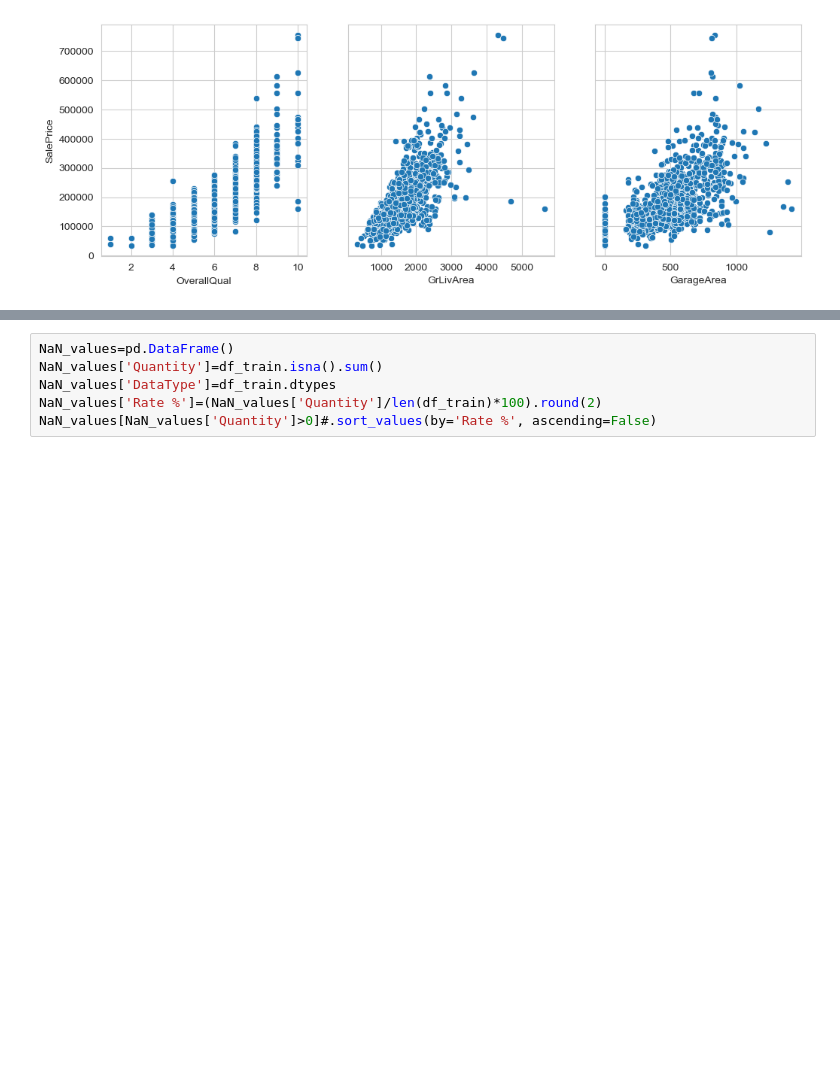
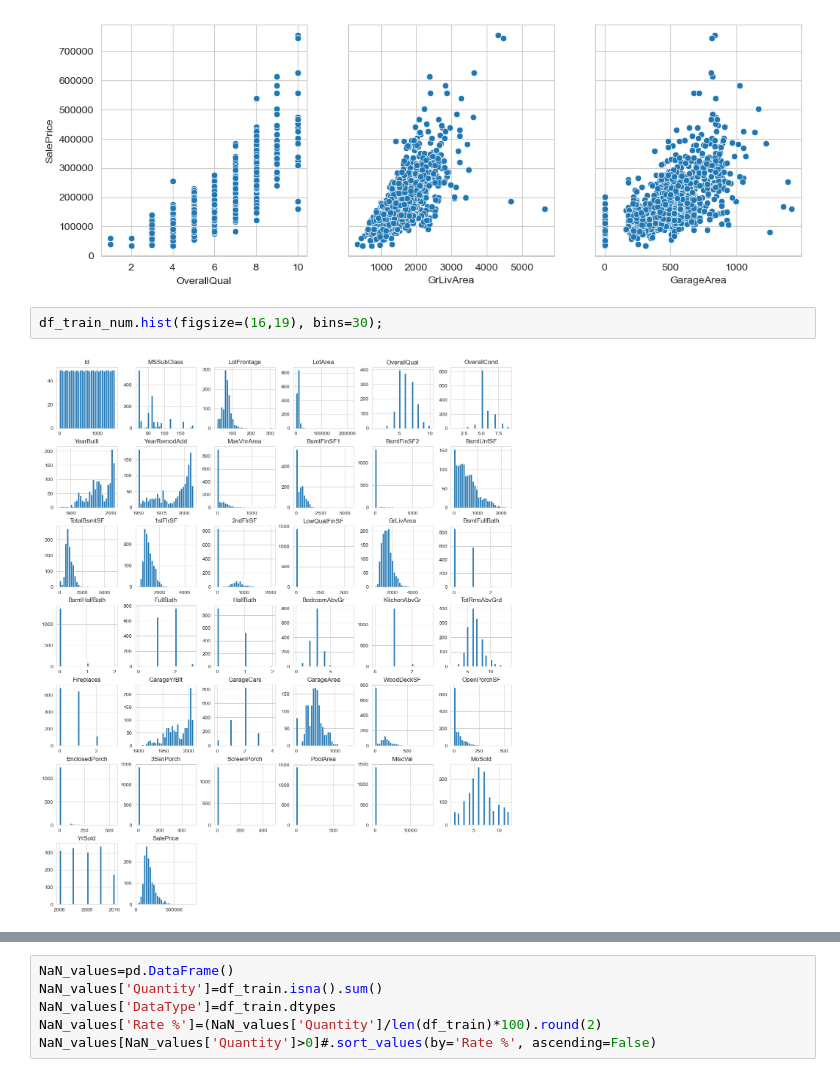
Before and after one commit to oscarguillen-ml/ML-Internship-Portfolio, a Jupyter notebook: 03-house-prices-regression/House_Prices-EDA.ipynb, the cells around one changed output, grey strips where cells are left out. Drawn from its saved outputs; the diff is of its cells as text; blank space fills up the shorter version.

```diff
--- a/03-house-prices-regression/House_Prices-EDA.ipynb
+++ b/03-house-prices-regression/House_Prices-EDA.ipynb
@@ -76,3 +96,7 @@ sns.scatterplot(data=df_train, x='GarageArea', y='SalePrice', ax=axes[2]);
 # %% [output]
 <Figure size 640x480 with 0 Axes>
 [figure]
+# %%
+df_train_num.hist(figsize=(16,19), bins=30);
+# %% [output]
+[figure, added]
```
Also changed, not shown: parts of 8 cells of this notebook.
